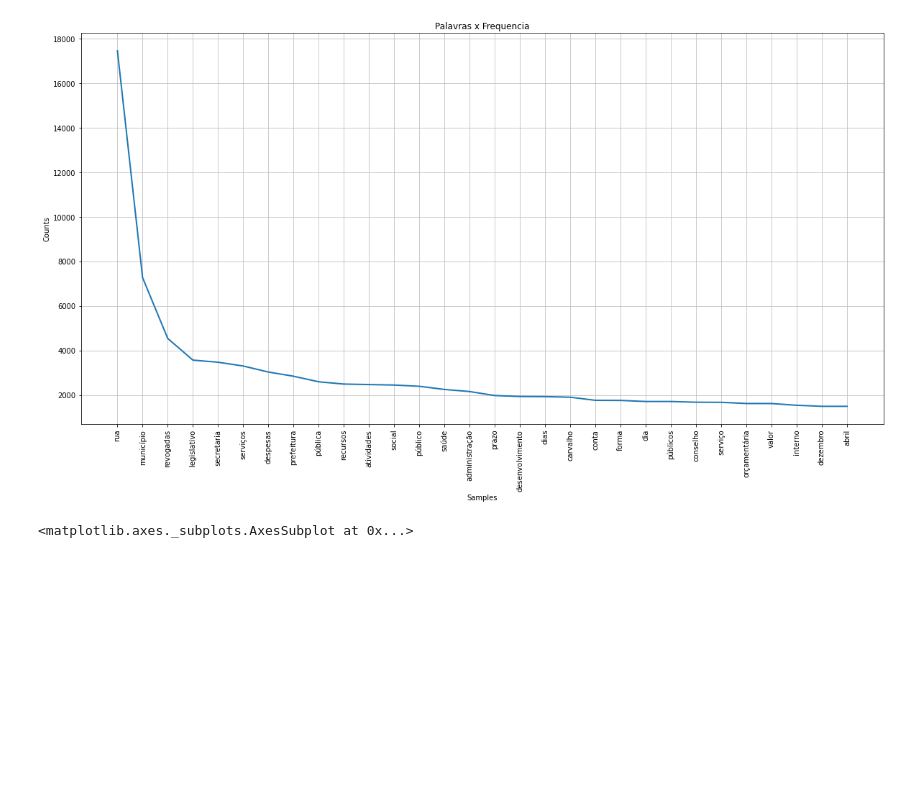
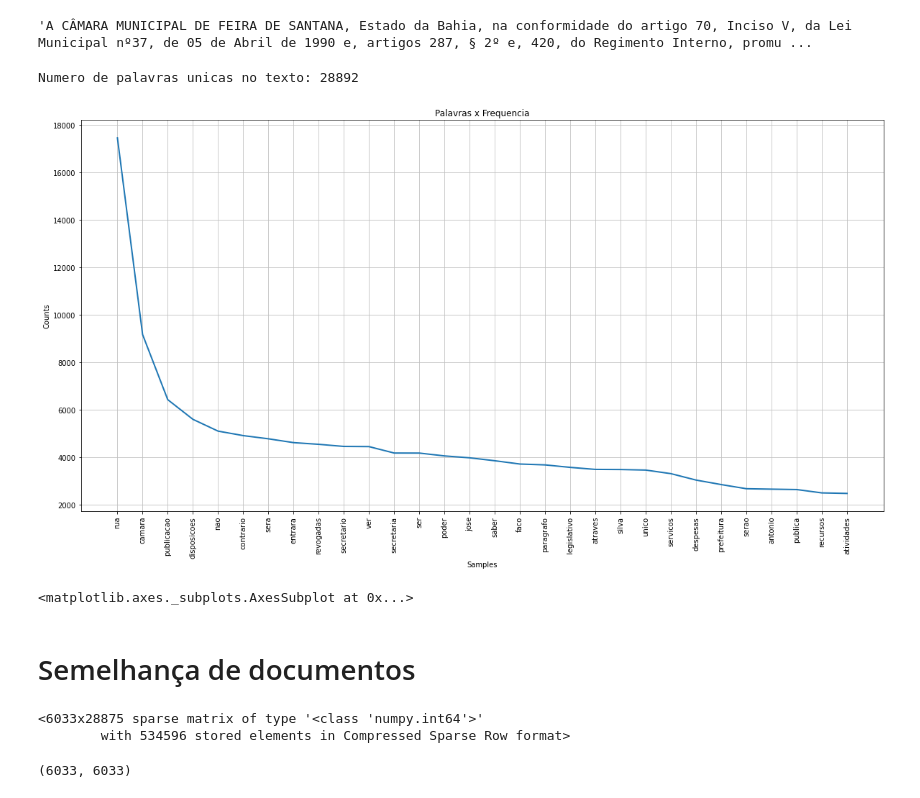
Before and after one commit to DadosAbertosDeFeira/analises, a Jupyter notebook: analysis/leis_exploracao_inicial.ipynb, the cells around one changed output. Cells and saved outputs as stored; diff of their text form; code cells hidden in the pictures; blank space fills up the shorter version.

```diff
--- a/analysis/leis_exploracao_inicial.ipynb
+++ b/analysis/leis_exploracao_inicial.ipynb
@@ -6,7 +4,9 @@ import re
 # %%
 leis = pd.read_json('leis.json')
+leis.drop(['documento'], inplace=True, axis=1)
 print(leis.info())
-leis.head()
+print(leis.nunique())
+leis
 # %% [output]
 <class 'pandas.core.frame.DataFrame'>
 RangeIndex: 6033 entries, 0 to 6032
@@ -30 +41,5 @@ None
+# %%
+leis.iloc[len(leis)-1, 3]
+# %% [output]
+'A CÂMARA MUNICIPAL DE FEIRA DE SANTANA, Estado da Bahia, na conformidade do artigo 70, Inciso V, da Lei Municipal nº37, de 05 de Abril de 1990 e, artigos 287, § 2º e, 420, do Regimento Interno, promu ...
 # %%
@@ -50,7 +80,20 @@ text = [word for word in text if word not in my_stopwords]
+# %%
+# Do campo texto, transforma pra minusculo e remove pontuacao
+texto = ' '.join(leis['texto'].tolist())
+texto = limpa_texto(texto, string=False)
+
+num_palavras_unicas = len(set(texto))
+print(f'Numero de palavras unicas no texto: {num_palavras_unicas}')
+# %% [output]
+Numero de palavras unicas no texto: 28892
 # %%
+from nltk import FreqDist
+
 plt.figure(figsize=(20,10))
-fd = nltk.FreqDist(text)
+fd = FreqDist(texto)
 fd.plot(30, title='Palavras x Frequencia', cumulative=False)
 # %% [output]
-[figure, old version]
+[figure, new version]
 <matplotlib.axes._subplots.AxesSubplot at 0x...>
+# %% [markdown]
+# Semelhança de documentos
@@ -56,0 +102,20 @@ fd.plot(30, title='Palavras x Frequencia', cumulative=False)
+# %%
+# Constrói matriz de documentos
+from sklearn.feature_extraction.text import CountVectorizer, TfidfTransformer # Trasnformar pra TF IDF depois pra testar
+vectorizer = CountVectorizer()
+X = vectorizer.fit_transform(leis['texto_limpo'])
+X
+# %% [output]
+<6033x28875 sparse matrix of type '<class 'numpy.int64'>'
+        with 534596 stored elements in Compressed Sparse Row format>
+# %%
+# Quero pegar o primeiro documento e achar qual documento mais similar a ele
+# A partir daí, ler as leis pra ver se faz sentido, se são similares etc
+
+# Pra achar os similares, computar a similaridade do cosseno
+from sklearn.metrics.pairwise import cosine_similarity
+
+cos_sim = cosine_similarity(X, dense_output=True)
+cos_sim.shape
+# %% [output]
+(6033, 6033)
```
Also changed, not shown: parts of 5 cells of this notebook, 1 other file.
